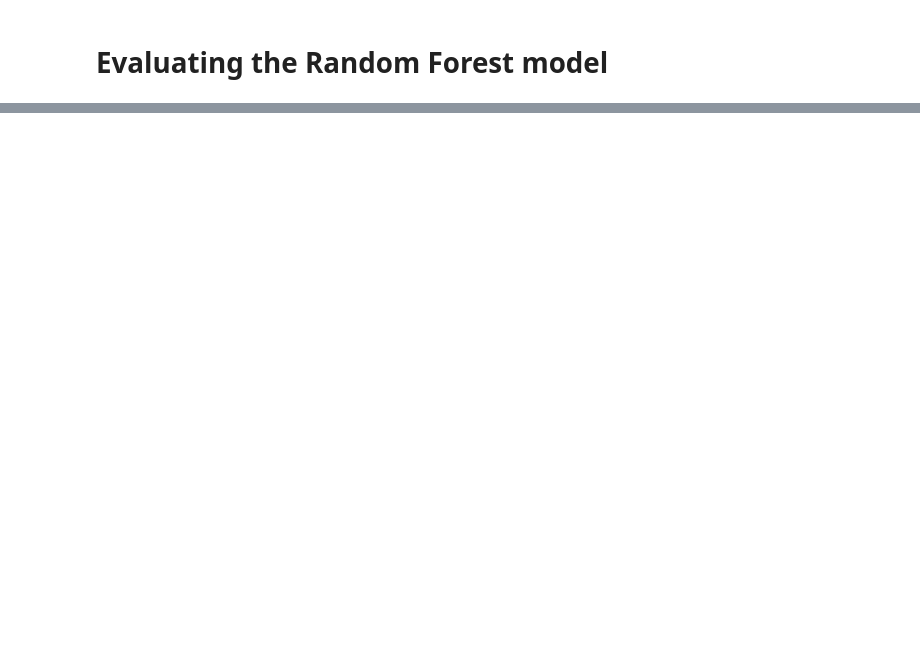
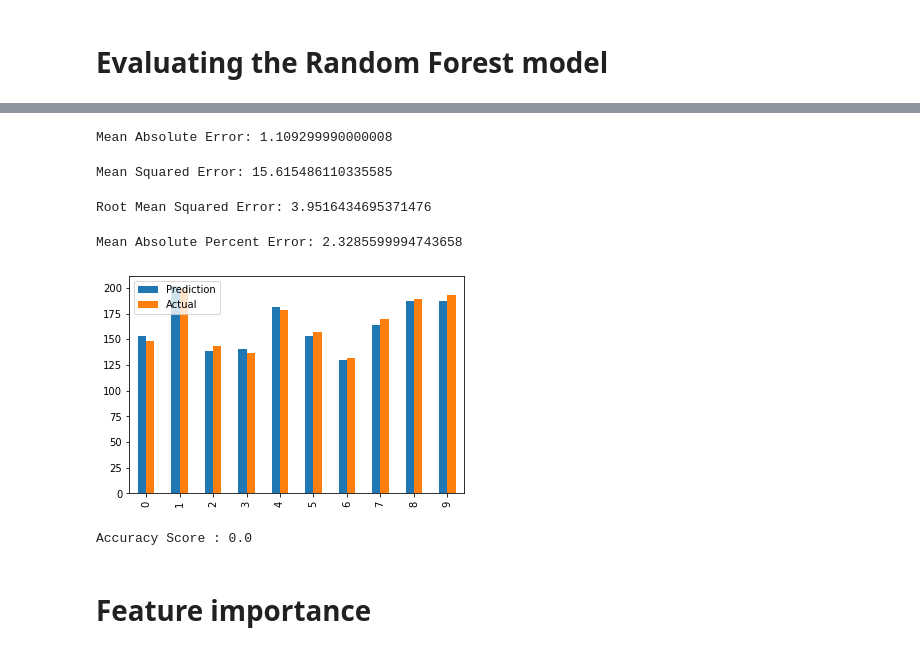
Before and after one commit to CptSasquatch/project-4, a Jupyter notebook: jason/us_housing.ipynb, the cells around one changed output, grey strips where cells are left out. Drawn from its saved outputs; the diff is of its cells as text; code cells hidden in the pictures; blank space fills up the shorter version.

```diff
--- a/jason/us_housing.ipynb
+++ b/jason/us_housing.ipynb
@@ -174,0 +172,10 @@ ValueError: Shape of passed values is (39, 39), indices imply (2, 2)
+# %%
+# chart of predictions vs actual
+results_df = pd.DataFrame({"Prediction": predictions, "Actual": y_test.ravel()}).head(10)
+# change the datatypes to float
+results_df = results_df.astype("float64")
+# add a column for the difference between the prediction and actual
+results_df["Difference"] = results_df["Actual"] - results_df["Prediction"]
+# add a column for the percent difference between the prediction and actual
+results_df["Percent Difference"] = results_df["Difference"] / results_df["Actual"] * 100
+results_df
@@ -174,0 +194,38 @@ ValueError: Shape of passed values is (39, 39), indices imply (2, 2)
+# %%
+# calculate the mean absolute error (MAE)
+mae = results_df["Difference"].mean()
+print(f"Mean Absolute Error: {mae}")
+# %% [output]
+Mean Absolute Error: 1.109299990000008
+# %%
+# calculate the mean squared error (MSE)
+mse = results_df["Difference"].apply(lambda x: x**2).mean()
+print(f"Mean Squared Error: {mse}")
+# %% [output]
+Mean Squared Error: 15.615486110335585
+# %%
+# calculate the root mean squared error (RMSE)
+rmse = mse**(0.5)
+print(f"Root Mean Squared Error: {rmse}")
+# %% [output]
+Root Mean Squared Error: 3.9516434695371476
+# %%
+# calculate the mean absolute percent error (MAPE)
+mape = results_df["Percent Difference"].abs().mean()
+print(f"Mean Absolute Percent Error: {mape}")
+# %% [output]
+Mean Absolute Percent Error: 2.3285599994743658
+# %%
+# make a graph of the predictions vs actual with percent difference
+results_df.plot(y=["Prediction", "Actual"], kind="bar")
+plt.show()
+# %% [output]
+[figure, added]
+# %%
+# Evaluating the Random Forest model
+acc_score = accuracy_score(y_test, predictions)
+print(f"Accuracy Score : {acc_score}")
+# %% [output]
+Accuracy Score : 0.0
+# %% [markdown]
+# Feature importance
```
Also changed, not shown: parts of 4 cells of this notebook.
